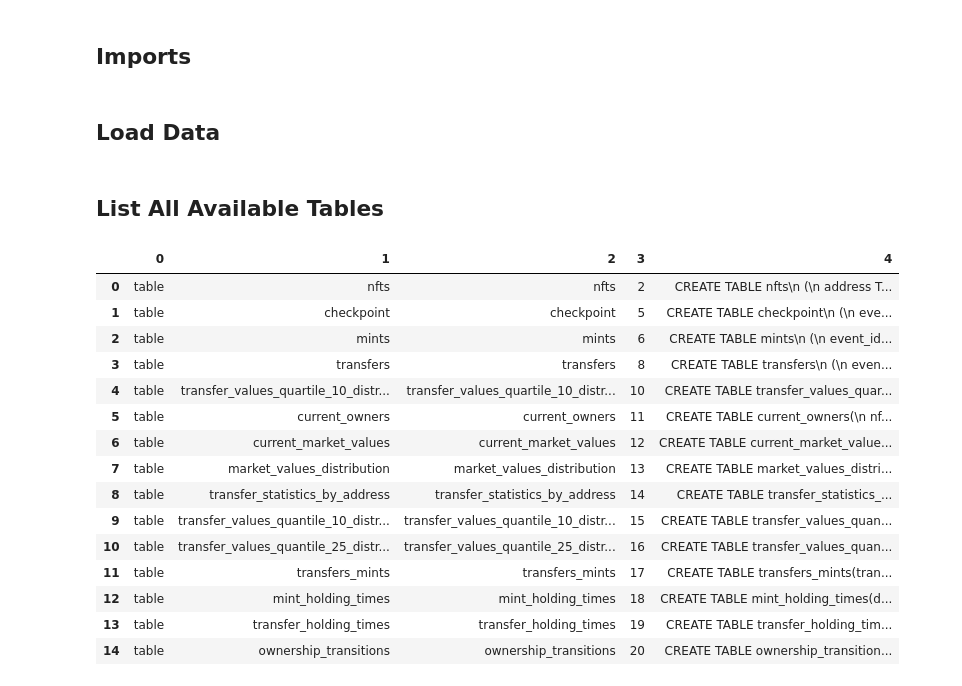
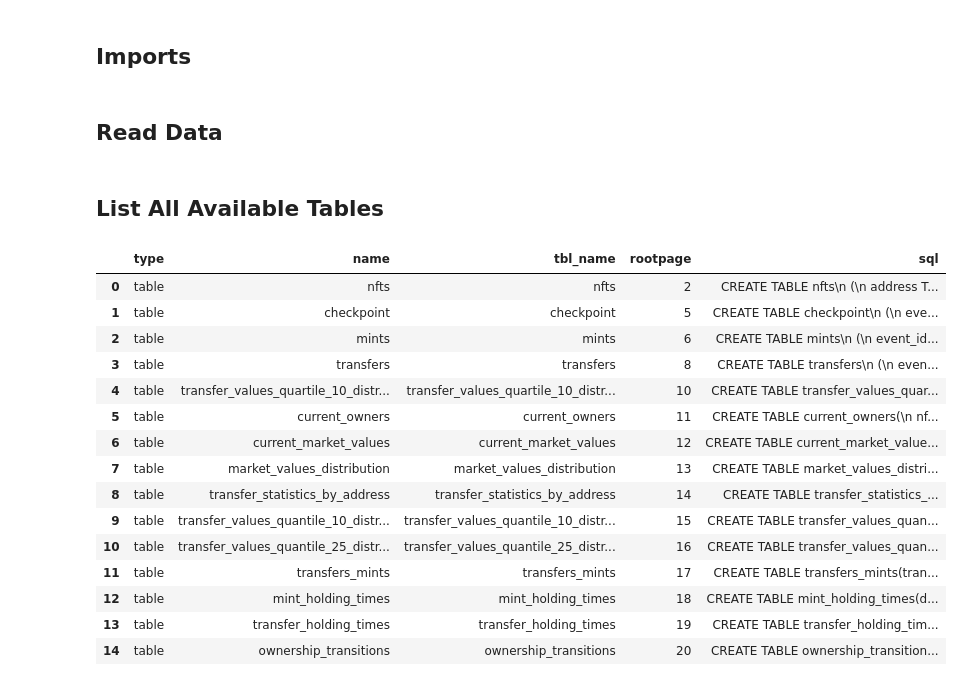
Before and after one commit to shaneluna/nft-analysis, a Jupyter notebook: notebooks/sandbox.ipynb, the cells around one changed output. Drawn from its saved outputs; the diff is of its cells as text; code cells hidden in the pictures.

Commit message:
starting to explore data

```diff
--- a/notebooks/sandbox.ipynb
+++ b/notebooks/sandbox.ipynb
@@ -4,17 +4,23 @@
 import pandas as pd
 import sqlite3
 # %% [markdown]
-## Load Data
+## Read Data
 # %%
 con = sqlite3.connect("../data/nfts.sqlite")
 cur = con.cursor()
 # %% [markdown]
 ## List All Available Tables
 # %%
-cur.execute("SELECT * FROM sqlite_master WHERE type='table'")
-pd.DataFrame.from_dict(cur.fetchall())
+query = cur.execute("""
+SELECT *
+FROM sqlite_master
+WHERE type='table'
+""")
+cols = [column[0] for column in query.description]
+results = pd.DataFrame.from_records(data = query.fetchall(), columns = cols)
+results
 # %% [output]
-|  | 0 | 1 | 2 | 3 | 4 |
+|  | type | name | tbl_name | rootpage | sql |
 | 0 | table | nfts | nfts | 2 | CREATE TABLE nfts\n (\n address T... |
 | 1 | table | checkpoint | checkpoint | 5 | CREATE TABLE checkpoint\n (\n eve... |
 | 2 | table | mints | mints | 6 | CREATE TABLE mints\n (\n event_id... |
```
Also changed, not shown: parts of 8 cells of this notebook, 1 other file.
